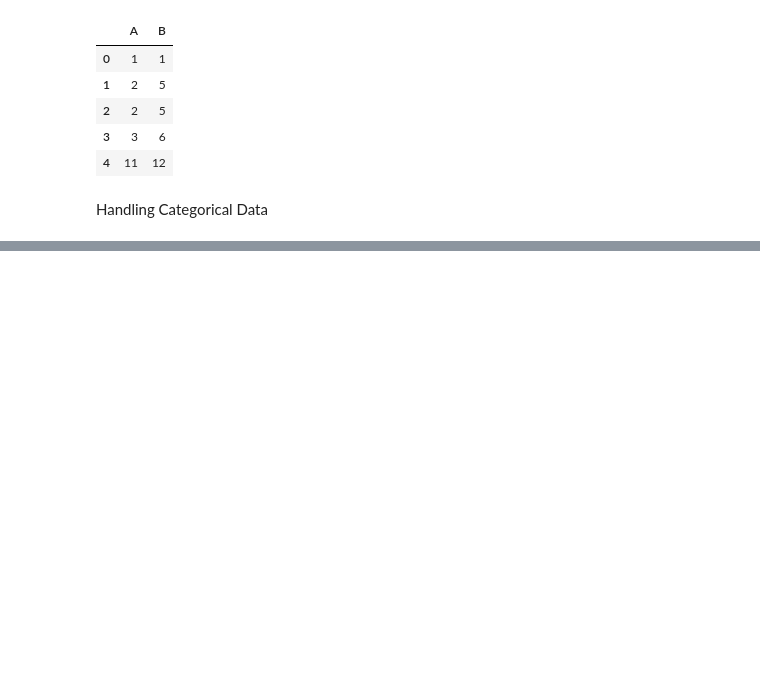
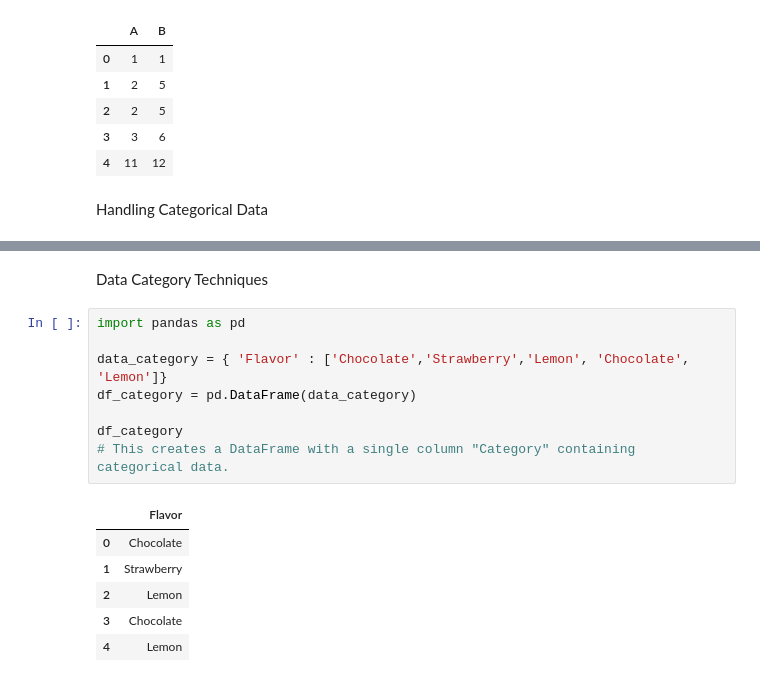
Before and after one commit to srinivasskc/my_datascience_journal, a Jupyter notebook: pandas_notebook.ipynb, the cells around one changed output, grey strips where cells are left out. Drawn from its saved outputs; the diff is of its cells as text; blank space fills up the shorter version.

```diff
--- a/pandas_notebook.ipynb
+++ b/pandas_notebook.ipynb
@@ -1635,0 +1670,17 @@ Handling Categorical Data
+# %% [markdown]
+Data Category Techniques
+# %%
+import pandas as pd
+
+data_category = { 'Flavor' : ['Chocolate','Strawberry','Lemon', 'Chocolate', 'Lemon']}
+df_category = pd.DataFrame(data_category)
+
+df_category
+# This creates a DataFrame with a single column "Category" containing categorical data.
+# %% [output]
+|  | Flavor |
+| 0 | Chocolate |
+| 1 | Strawberry |
+| 2 | Lemon |
+| 3 | Chocolate |
+| 4 | Lemon |
```
Also changed, not shown: parts of 11 cells of this notebook, 1 other file.
